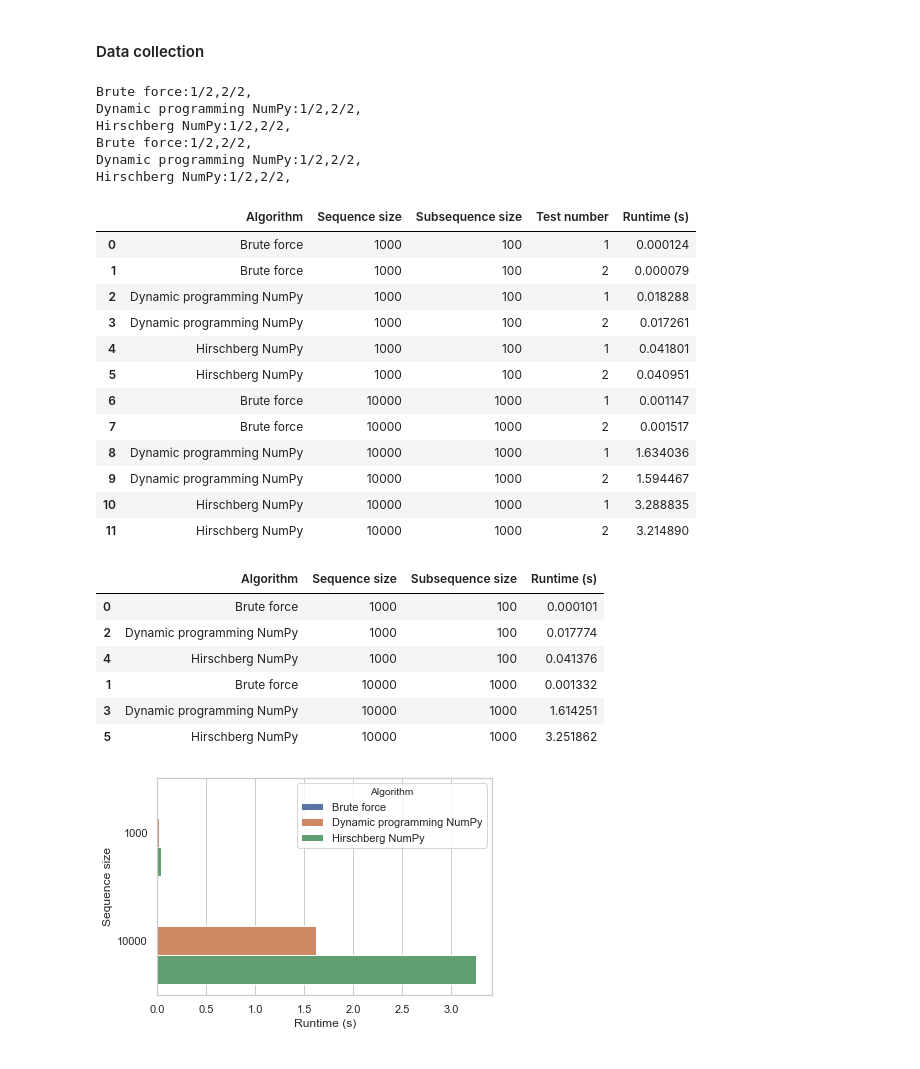
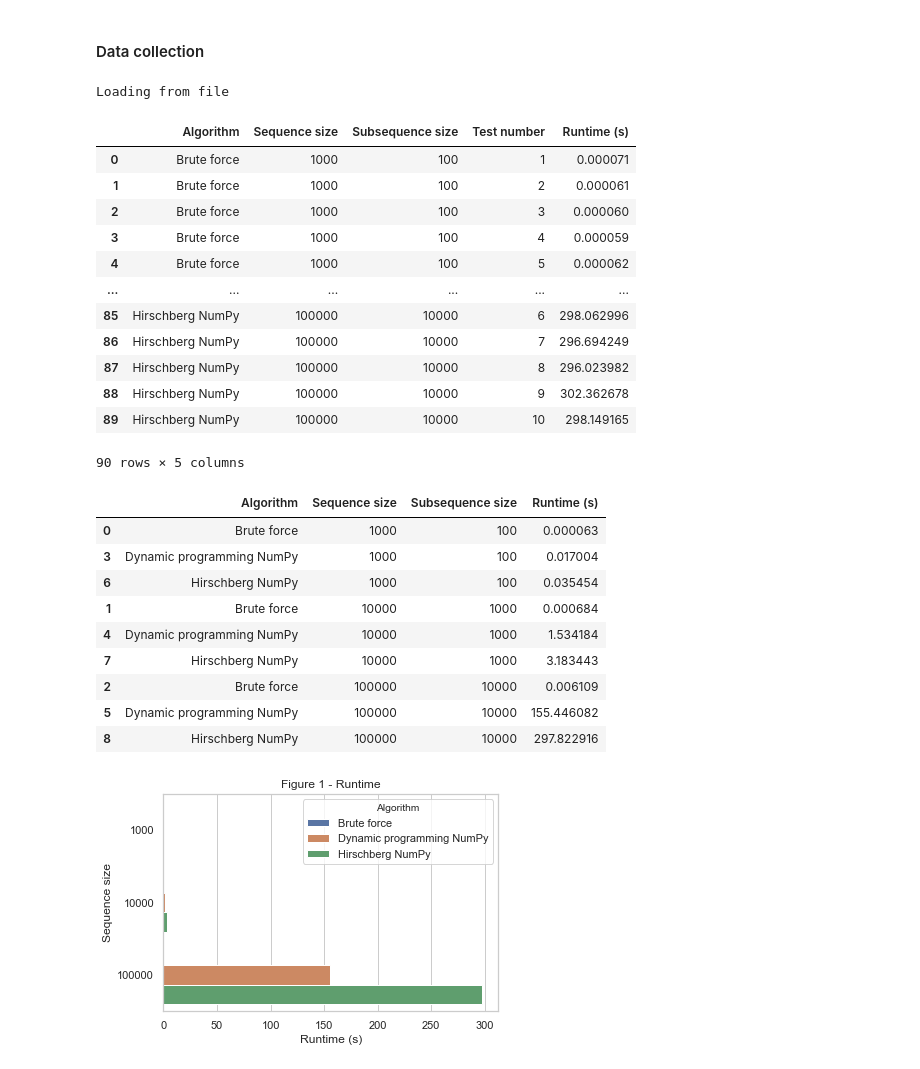
Before and after one commit to fau-masters-collected-works-cgarbin/cot6405-analysis-of-algorithms, a Jupyter notebook: longest-common-subsequence/lcs-experiments.ipynb, the cells around one changed output. Cells and saved outputs as stored; diff of their text form; code cells hidden in the pictures.

```diff
--- a/longest-common-subsequence/lcs-experiments.ipynb
+++ b/longest-common-subsequence/lcs-experiments.ipynb
@@ -68,46 +112,45 @@ import metrics
 # %% [markdown]
 #### Data collection
 # %%
-rt_results_raw, rt_results_summary = metrics.runtime(verbose=1)
+rt_results_raw, rt_results_summary = metrics.runtime(verbose=1, file='runtime')
 # %% [output]
-Brute force:1/2,2/2,
-Dynamic programming NumPy:1/2,2/2,
-Hirschberg NumPy:1/2,2/2,
-Brute force:1/2,2/2,
-Dynamic programming NumPy:1/2,2/2,
-Hirschberg NumPy:1/2,2/2,
+Loading from file
 # %%
 display(rt_results_raw)
 # %% [output]
 |  | Algorithm | Sequence size | Subsequence size | Test number | Runtime (s) |
-| 0 | Brute force | 1000 | 100 | 1 | 0.000124 |
-| 1 | Brute force | 1000 | 100 | 2 | 0.000079 |
-| 2 | Dynamic programming NumPy | 1000 | 100 | 1 | 0.018288 |
-| 3 | Dynamic programming NumPy | 1000 | 100 | 2 | 0.017261 |
-| 4 | Hirschberg NumPy | 1000 | 100 | 1 | 0.041801 |
-| 5 | Hirschberg NumPy | 1000 | 100 | 2 | 0.040951 |
-| 6 | Brute force | 10000 | 1000 | 1 | 0.001147 |
-| 7 | Brute force | 10000 | 1000 | 2 | 0.001517 |
-| 8 | Dynamic programming NumPy | 10000 | 1000 | 1 | 1.634036 |
-| 9 | Dynamic programming NumPy | 10000 | 1000 | 2 | 1.594467 |
-| 10 | Hirschberg NumPy | 10000 | 1000 | 1 | 3.288835 |
-| 11 | Hirschberg NumPy | 10000 | 1000 | 2 | 3.214890 |
+| 0 | Brute force | 1000 | 100 | 1 | 0.000071 |
+| 1 | Brute force | 1000 | 100 | 2 | 0.000061 |
+| 2 | Brute force | 1000 | 100 | 3 | 0.000060 |
+| 3 | Brute force | 1000 | 100 | 4 | 0.000059 |
+| 4 | Brute force | 1000 | 100 | 5 | 0.000062 |
+| ... | ... | ... | ... | ... | ... |
+| 85 | Hirschberg NumPy | 100000 | 10000 | 6 | 298.062996 |
+| 86 | Hirschberg NumPy | 100000 | 10000 | 7 | 296.694249 |
+| 87 | Hirschberg NumPy | 100000 | 10000 | 8 | 296.023982 |
+| 88 | Hirschberg NumPy | 100000 | 10000 | 9 | 302.362678 |
+| 89 | Hirschberg NumPy | 100000 | 10000 | 10 | 298.149165 |
+90 rows × 5 columns
 # %%
 display(rt_results_summary.sort_values(by=[metrics.DF_SEQ_SIZE,
     metrics.DF_SUBSEQ_SIZE]))
 # %% [output]
 |  | Algorithm | Sequence size | Subsequence size | Runtime (s) |
-| 0 | Brute force | 1000 | 100 | 0.000101 |
-| 2 | Dynamic programming NumPy | 1000 | 100 | 0.017774 |
-| 4 | Hirschberg NumPy | 1000 | 100 | 0.041376 |
-| 1 | Brute force | 10000 | 1000 | 0.001332 |
-| 3 | Dynamic programming NumPy | 10000 | 1000 | 1.614251 |
-| 5 | Hirschberg NumPy | 10000 | 1000 | 3.251862 |
+| 0 | Brute force | 1000 | 100 | 0.000063 |
+| 3 | Dynamic programming NumPy | 1000 | 100 | 0.017004 |
+| 6 | Hirschberg NumPy | 1000 | 100 | 0.035454 |
+| 1 | Brute force | 10000 | 1000 | 0.000684 |
+| 4 | Dynamic programming NumPy | 10000 | 1000 | 1.534184 |
+| 7 | Hirschberg NumPy | 10000 | 1000 | 3.183443 |
+| 2 | Brute force | 100000 | 10000 | 0.006109 |
+| 5 | Dynamic programming NumPy | 100000 | 10000 | 155.446082 |
+| 8 | Hirschberg NumPy | 100000 | 10000 | 297.822916 |
 # %%
 import seaborn as sns
 sns.set(style='whitegrid')
-sns.barplot(data=rt_results_summary, y=metrics.DF_SEQ_SIZE, x=metrics.DF_RUNTIME,
-     hue=metrics.DF_ALGORITHM,orient='h');
+sns.barplot(data=rt_results_summary, y=metrics.DF_SEQ_SIZE,
+            x=metrics.DF_RUNTIME, hue=metrics.DF_ALGORITHM,
+            orient='h').set_title('Figure 1 - Runtime');
 # %% [output]
-[figure, old version]
+[figure, new version]
 # %% [markdown]
```
Also changed, not shown: parts of 23 cells of this notebook.
